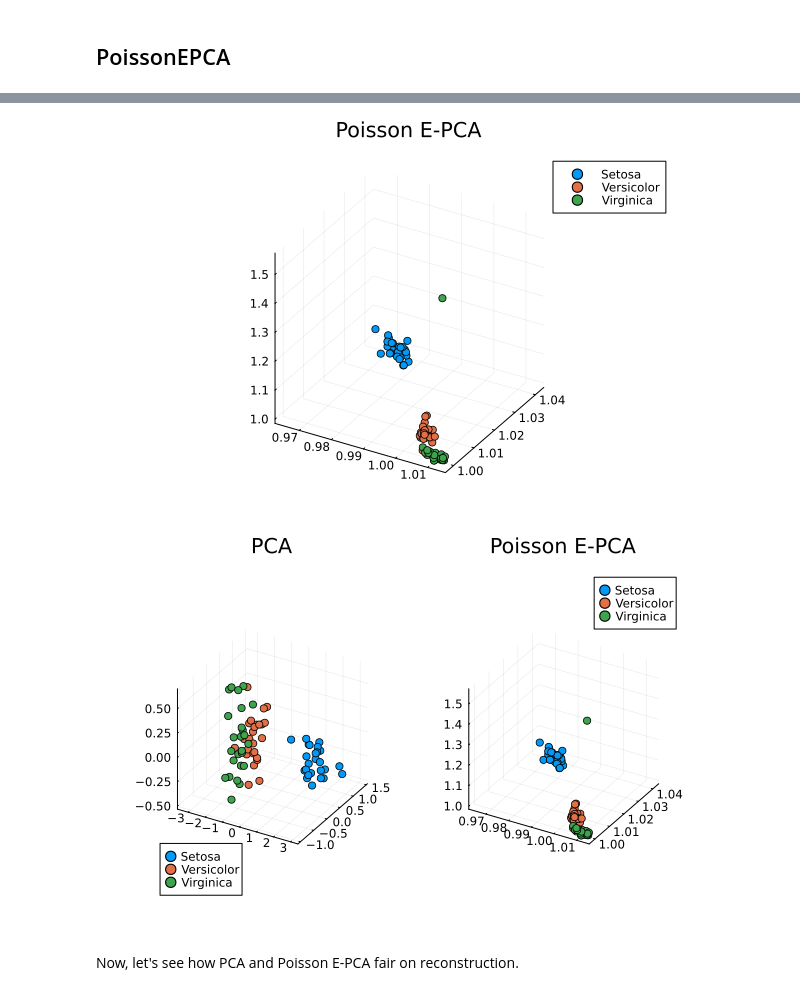
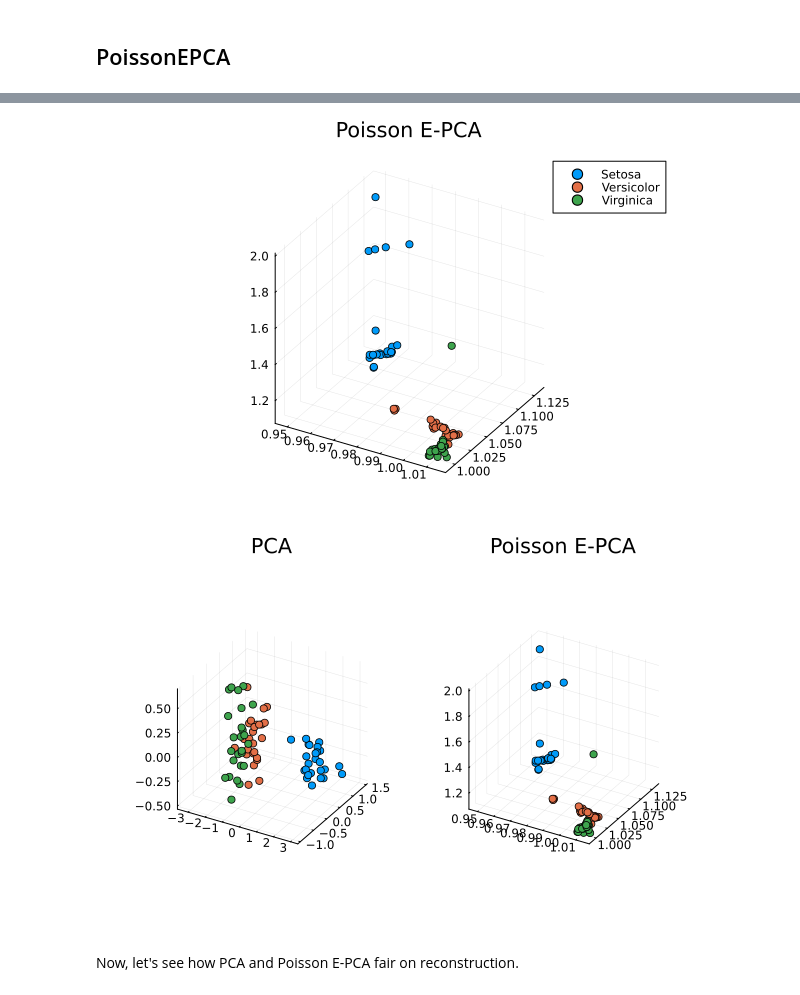
Before and after one commit to FlyingWorkshop/BeliefCompression, a Jupyter notebook: EPCABenchmarks/iris_jupyter.ipynb, the cells around one changed output, grey strips where cells are left out. Drawn from its saved outputs; the diff is of its cells as text; code cells hidden in the pictures.

```diff
--- a/EPCABenchmarks/iris_jupyter.ipynb
+++ b/EPCABenchmarks/iris_jupyter.ipynb
@@ -116,0 +124,2 @@ BenchmarkTools.Trial: 20 samples with 1 evaluation.
+# %%
+poisson_pred = compress(poisson, Xte_transpose; verbose=true, maxiter=50, steps_per_print=10)'
@@ -117,12 +137,11 @@ BenchmarkTools.Trial: 20 samples with 1 evaluation.
 # %%
-poisson_pred = compress(poisson, Xte_transpose; maxiter=5)'
 p2 = plot_compression(poisson_pred, "Poisson E-PCA")
 # %% [output]
-[figure, old version]
+[figure, new version]
 # %%
-plot(p1, p2, layout=(1, 2))
+plot(p1, p2, layout=(1, 2), legend=false)
 # %% [output]
-[figure, old version]
+[figure, new version]
 # %% [markdown]
 Now, let's see how PCA and Poisson E-PCA fair on reconstruction.
 # %%
```
Also changed, not shown: parts of 22 cells of this notebook, 1 other file.
